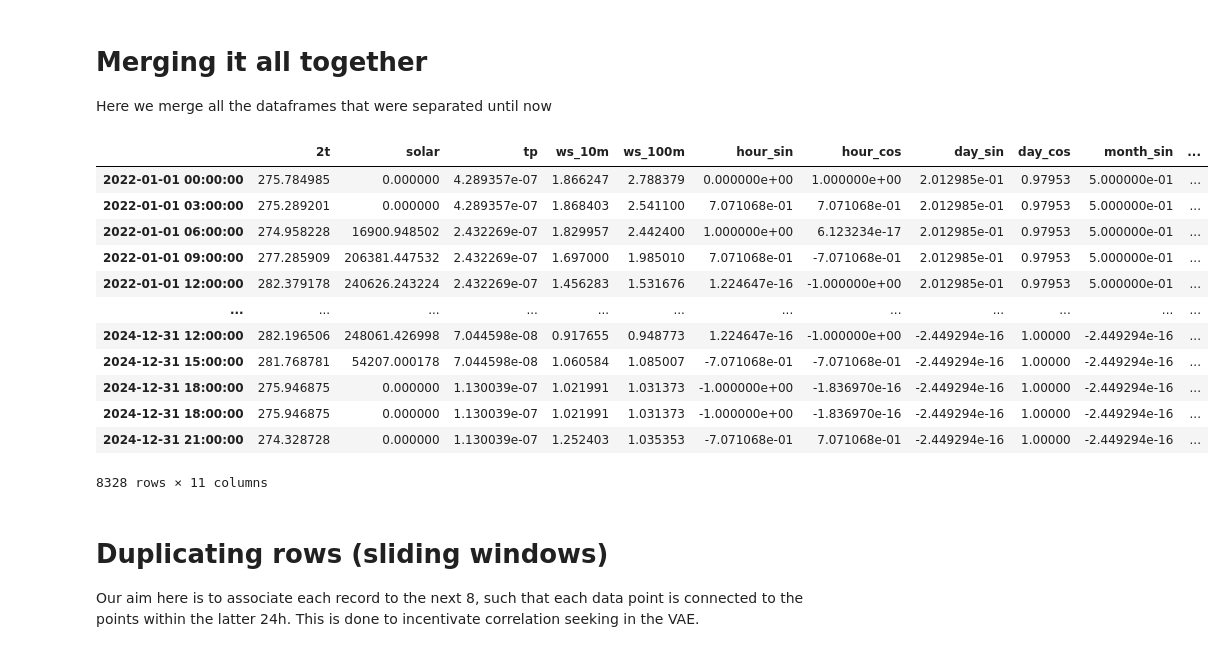
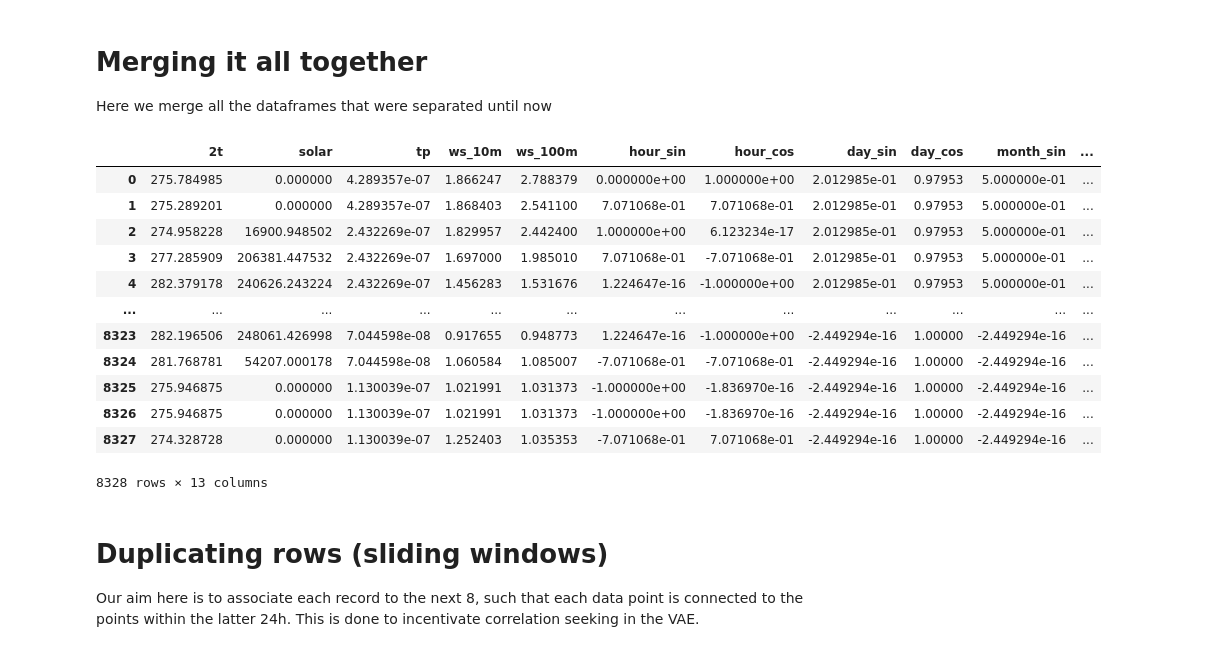
Before and after one commit to jonathancavallin/LCP_B_Project_REDIS, a Jupyter notebook: VAE_input_maker.ipynb, the cells around one changed output. Saved outputs shown, nothing was run; the diff lists cells and outputs as text; code cells hidden in the pictures.

```diff
--- a/VAE_input_maker.ipynb
+++ b/VAE_input_maker.ipynb
@@ -387,22 +382,27 @@ expanded_rows = []
 for timestamp, row in sel_tp.iterrows():
     for i in range(4):
         new_time = timestamp + pd.Timedelta(hours=3 * i)
+        original_datetime = timestamp
         new_row = row['tp'] / 4  # divide all values in the row by 4
-        expanded_rows.append((new_time, new_row))
+        expanded_rows.append((new_time,original_datetime, new_row))
 
 # convert to a new DataFrame
 new_tp = pd.DataFrame(
-    [r[1] for r in expanded_rows],
-    index=[r[0] for r in expanded_rows]
+    [(r[2],r[1]) for r in expanded_rows],  # this is the tp value (divided by 4)
+    index=[r[0] for r in expanded_rows],
+    columns=['tp','original_datetime']
 )
 
+
 new_tp.rename(columns={0: 'tp'}, inplace=True)
+new_tp['start_time'] = new_tp.index
 new_tp['year'] = pd.to_datetime(new_tp.index).year
 new_tp['month'] = pd.to_datetime(new_tp.index).month
 new_tp['day'] = pd.to_datetime(new_tp.index).day
 new_tp['hour'] = pd.to_datetime(new_tp.index).hour
 new_tp['day_of_week'] = pd.to_datetime(new_tp.index).day_name()
 
+new_tp = new_tp[['start_time','original_datetime','tp','year','month','day','hour','day_of_week']]
 # plot the data to check if there is a reasonable trend (no clear outliers)
 time = np.linspace(0, 1, len(new_tp['tp']))
 
@@ -414,6 +414,6 @@ plt.title('Plot of new tp feature')
 plt.legend()
 plt.show()
 
-new_tp
+len(np.where(new_tp['tp'] <= max(new_tp['tp'])/10)[0]) / len(new_tp['tp'])
 # %% [output]
 [figure]
@@ -442,50 +430,68 @@ def days_in_month(row):
     return calendar.monthrange(row['year'], row['month'])[1]
 
 # merge the dataframes on common indices
 all_df = [sel_2t, new_tp, new_solar, sel_ws10, sel_ws100]
 df = reduce(lambda left, right: pd.merge(left,right, on = ['year','month','day','hour','day_of_week'], how= 'inner'), all_df)
 
 # let's use the function to correctly assign the total number of days to each record
 df['days_in_month'] = df.apply(days_in_month, axis=1)
 
+# recreate date time format
+df['timestamp'] = pd.to_datetime({
+    'year': df['year'],
+    'month': df['month'],
+    'day': df['day'],
+    'hour': df['hour']
+})
+
 # rearrange columns
-df = df[['year','month','day','hour','2t','solar','tp','ws_10m','ws_100m','days_in_month']]
+df = df[['timestamp','year','month','day','hour','2t','solar','tp','ws_10m','ws_100m','days_in_month']]
 
 # keep only 2022, 2023, 2024
 years = [2022, 2023, 2024]
 df = df[df['year'].isin(years)]
 
 # redefine cyclic time (using sin, cos)
 df['hour_sin'] = np.sin(2 * np.pi * df['hour'] / 24)
 df['hour_cos'] = np.cos(2 * np.pi * df['hour'] / 24)
 
 df['day_sin'] = np.sin(2 * np.pi * df['day'] / df['days_in_month'])  # Assume max 31 days
 df['day_cos'] = np.cos(2 * np.pi * df['day'] / df['days_in_month'])
 
 df['month_sin'] = np.sin(2 * np.pi * df['month'] / 12)
 df['month_cos'] = np.cos(2 * np.pi * df['month'] / 12)
 
-# retrieve datetime as index
-df.index = pd.to_datetime(df[['year', 'month', 'day', 'hour']])
+# Detect leap year
+year = df['year']
+day_of_year = df['timestamp'].dt.dayofyear
+is_leap_year = ((year % 4 == 0) & ((year % 100 != 0) | (year % 400 == 0)))
 
-# drop duplicate information
-df = df.drop(columns = ['hour','day','month','year','days_in_month'])
+# Compute the number of days in the year dynamically
+days_in_year = np.where(is_leap_year, 366, 365)
 
+# Now compute angle using correct denominator
+angle = 2 * np.pi * (day_of_year / days_in_year)
+
+df['sin_dayofyear'] = np.sin(angle)
+df['cos_dayofyear'] = np.cos(angle)
+
+# remove not needed
+df = df.drop(columns = ['timestamp','days_in_month','year','month','day','hour'])
 df
 # %% [output]
 |  | 2t | solar | tp | ws_10m | ws_100m | hour_sin | hour_cos | day_sin | day_cos | month_sin | ... |
-| 2022-01-01 00:00:00 | 275.784985 | 0.000000 | 4.289357e-07 | 1.866247 | 2.788379 | 0.000000e+00 | 1.000000e+00 | 2.012985e-01 | 0.97953 | 5.000000e-01 | ... |
-| 2022-01-01 03:00:00 | 275.289201 | 0.000000 | 4.289357e-07 | 1.868403 | 2.541100 | 7.071068e-01 | 7.071068e-01 | 2.012985e-01 | 0.97953 | 5.000000e-01 | ... |
-| 2022-01-01 06:00:00 | 274.958228 | 16900.948502 | 2.432269e-07 | 1.829957 | 2.442400 | 1.000000e+00 | 6.123234e-17 | 2.012985e-01 | 0.97953 | 5.000000e-01 | ... |
-| 2022-01-01 09:00:00 | 277.285909 | 206381.447532 | 2.432269e-07 | 1.697000 | 1.985010 | 7.071068e-01 | -7.071068e-01 | 2.012985e-01 | 0.97953 | 5.000000e-01 | ... |
-| 2022-01-01 12:00:00 | 282.379178 | 240626.243224 | 2.432269e-07 | 1.456283 | 1.531676 | 1.224647e-16 | -1.000000e+00 | 2.012985e-01 | 0.97953 | 5.000000e-01 | ... |
+| 0 | 275.784985 | 0.000000 | 4.289357e-07 | 1.866247 | 2.788379 | 0.000000e+00 | 1.000000e+00 | 2.012985e-01 | 0.97953 | 5.000000e-01 | ... |
+| 1 | 275.289201 | 0.000000 | 4.289357e-07 | 1.868403 | 2.541100 | 7.071068e-01 | 7.071068e-01 | 2.012985e-01 | 0.97953 | 5.000000e-01 | ... |
+| 2 | 274.958228 | 16900.948502 | 2.432269e-07 | 1.829957 | 2.442400 | 1.000000e+00 | 6.123234e-17 | 2.012985e-01 | 0.97953 | 5.000000e-01 | ... |
+| 3 | 277.285909 | 206381.447532 | 2.432269e-07 | 1.697000 | 1.985010 | 7.071068e-01 | -7.071068e-01 | 2.012985e-01 | 0.97953 | 5.000000e-01 | ... |
+| 4 | 282.379178 | 240626.243224 | 2.432269e-07 | 1.456283 | 1.531676 | 1.224647e-16 | -1.000000e+00 | 2.012985e-01 | 0.97953 | 5.000000e-01 | ... |
 | ... | ... | ... | ... | ... | ... | ... | ... | ... | ... | ... | ... |
-| 2024-12-31 12:00:00 | 282.196506 | 248061.426998 | 7.044598e-08 | 0.917655 | 0.948773 | 1.224647e-16 | -1.000000e+00 | -2.449294e-16 | 1.00000 | -2.449294e-16 | ... |
-| 2024-12-31 15:00:00 | 281.768781 | 54207.000178 | 7.044598e-08 | 1.060584 | 1.085007 | -7.071068e-01 | -7.071068e-01 | -2.449294e-16 | 1.00000 | -2.449294e-16 | ... |
-| 2024-12-31 18:00:00 | 275.946875 | 0.000000 | 1.130039e-07 | 1.021991 | 1.031373 | -1.000000e+00 | -1.836970e-16 | -2.449294e-16 | 1.00000 | -2.449294e-16 | ... |
-| 2024-12-31 18:00:00 | 275.946875 | 0.000000 | 1.130039e-07 | 1.021991 | 1.031373 | -1.000000e+00 | -1.836970e-16 | -2.449294e-16 | 1.00000 | -2.449294e-16 | ... |
-| 2024-12-31 21:00:00 | 274.328728 | 0.000000 | 1.130039e-07 | 1.252403 | 1.035353 | -7.071068e-01 | 7.071068e-01 | -2.449294e-16 | 1.00000 | -2.449294e-16 | ... |
+| 8323 | 282.196506 | 248061.426998 | 7.044598e-08 | 0.917655 | 0.948773 | 1.224647e-16 | -1.000000e+00 | -2.449294e-16 | 1.00000 | -2.449294e-16 | ... |
+| 8324 | 281.768781 | 54207.000178 | 7.044598e-08 | 1.060584 | 1.085007 | -7.071068e-01 | -7.071068e-01 | -2.449294e-16 | 1.00000 | -2.449294e-16 | ... |
+| 8325 | 275.946875 | 0.000000 | 1.130039e-07 | 1.021991 | 1.031373 | -1.000000e+00 | -1.836970e-16 | -2.449294e-16 | 1.00000 | -2.449294e-16 | ... |
+| 8326 | 275.946875 | 0.000000 | 1.130039e-07 | 1.021991 | 1.031373 | -1.000000e+00 | -1.836970e-16 | -2.449294e-16 | 1.00000 | -2.449294e-16 | ... |
+| 8327 | 274.328728 | 0.000000 | 1.130039e-07 | 1.252403 | 1.035353 | -7.071068e-01 | 7.071068e-01 | -2.449294e-16 | 1.00000 | -2.449294e-16 | ... |
-8328 rows × 11 columns
+8328 rows × 13 columns
 # %% [markdown]
 # Duplicating rows (sliding windows)
 Our aim here is to associate each record to the next 8, such that each data point is connected to the points within the latter 24h. This is done to incentivate correlation seeking in the VAE.
```
Also changed, not shown: parts of 5 cells of this notebook.
